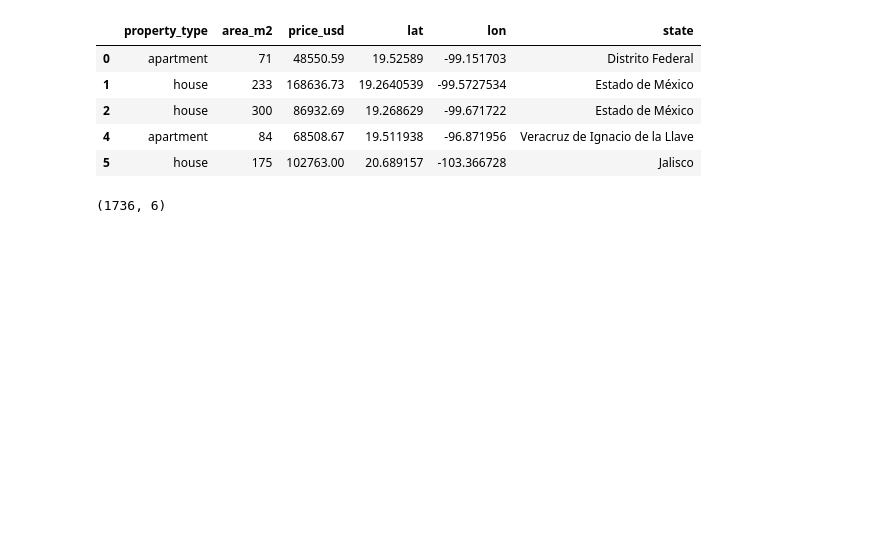
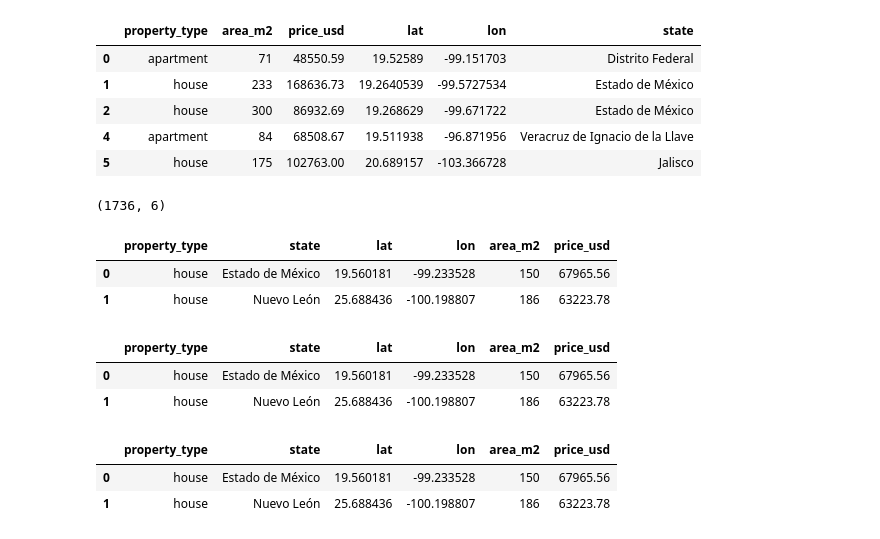
Before and after one commit to sasumwen/housing_in_mexico, a Jupyter notebook: 010_housing_in_mexico.ipynb, the cells around one changed output. Saved outputs shown, nothing was run; the diff lists cells and outputs as text; code cells hidden in the pictures; blank space fills up the shorter version.

```diff
--- a/010_housing_in_mexico.ipynb
+++ b/010_housing_in_mexico.ipynb
@@ -291,3 +291,15 @@ df =  pd.concat([df1, df2, df3])
 df.shape
 # %% [output]
 (1736, 6)
+# %%
+df.head(2)
+# %% [output]
+|  | property_type | state | lat | lon | area_m2 | price_usd |
+| 0 | house | Estado de México | 19.560181 | -99.233528 | 150 | 67965.56 |
+| 1 | house | Nuevo León | 25.688436 | -100.198807 | 186 | 63223.78 |
+# %%
+df1.head(2)
+# %% [output]
+|  | property_type | state | lat | lon | area_m2 | price_usd |
+| 0 | house | Estado de México | 19.560181 | -99.233528 | 150 | 67965.56 |
+| 1 | house | Nuevo León | 25.688436 | -100.198807 | 186 | 63223.78 |
@@ -293,0 +311,6 @@ df.shape
+# %%
+df.head(2)
+# %% [output]
+|  | property_type | state | lat | lon | area_m2 | price_usd |
+| 0 | house | Estado de México | 19.560181 | -99.233528 | 150 | 67965.56 |
+| 1 | house | Nuevo León | 25.688436 | -100.198807 | 186 | 63223.78 |
```
Also changed, not shown: parts of 5 cells of this notebook.
